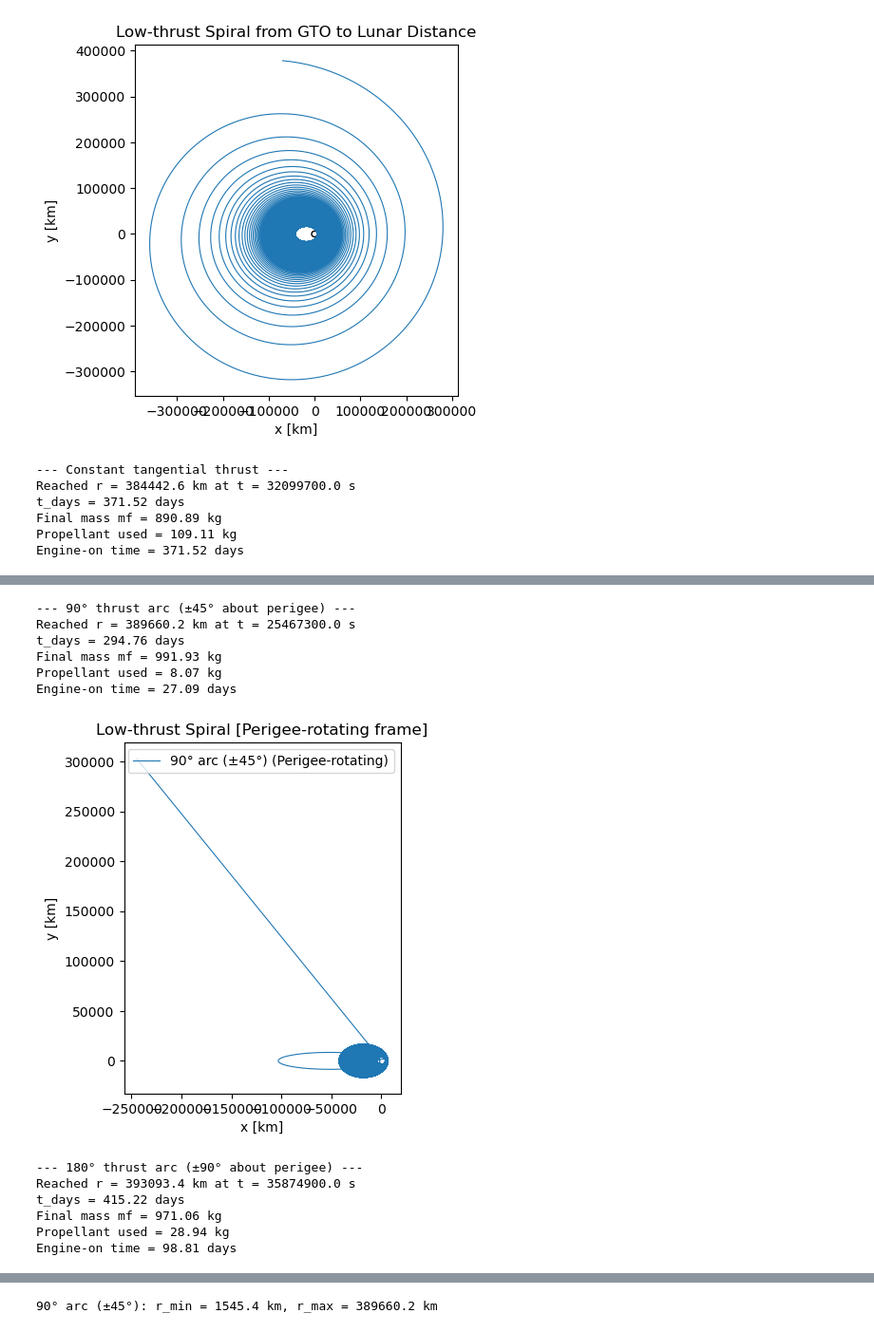
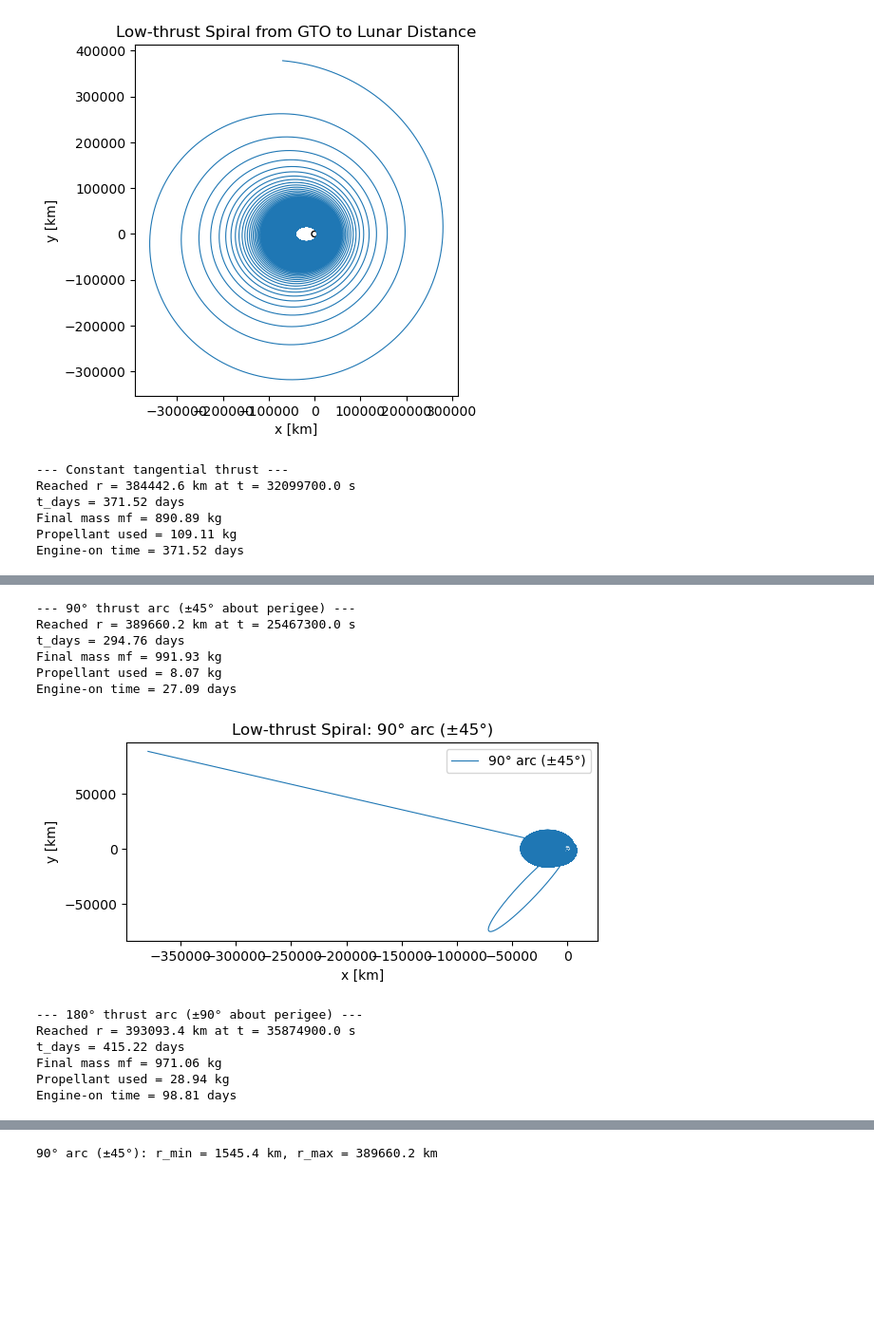
Before and after one commit to rebnoob/AE-105, a Jupyter notebook: src/HW_3/test.ipynb, the cells around one changed output, grey strips where cells are left out. Shown at 95% size. Cells and saved outputs as stored; diff of their text form; code cells hidden in the pictures; blank space fills up the shorter version.

```diff
--- a/src/HW_3/test.ipynb
+++ b/src/HW_3/test.ipynb
@@ -133,7 +133,7 @@ mdot = -T_N / (Isp * g0)   # kg/s
 
 
 # -----------------------------
-# True anomaly & rotating-frame helpers
+# True anomaly helper
 # -----------------------------
 def true_anomaly_from_state(x, y, vx, vy):
     """Return osculating true anomaly (rad) for planar motion."""
@@ -165,32 +165,6 @@ def thrust_allowed(state, arc_half_width_rad):
     nu = true_anomaly_from_state(x, y, vx, vy)
     return abs(nu) <= arc_half_width_rad
 
-def perigee_angle(state):
-    """Return argument of periapsis (rad) for planar orbit."""
-    x, y, vx, vy, _ = state
-    r = math.hypot(x, y)
-    if r == 0.0:
-        return 0.0
-    hz = x*vy - y*vx
-    vxh_x = vy*hz
-    vxh_y = -vx*hz
-    rhat_x = x / r
-    rhat_y = y / r
-    ex = vxh_x / mu - rhat_x
-    ey = vxh_y / mu - rhat_y
-    if math.hypot(ex, ey) < 1e-8:
-        return math.atan2(y, x)
-    return math.atan2(ey, ex)
-
-def rotate_to_perigee_frame(state):
-    x, y, vx, vy, _ = state
-    omega = perigee_angle(state)
-    cos_w = math.cos(omega)
-    sin_w = math.sin(omega)
-    x_rot = x * cos_w + y * sin_w
-    y_rot = -x * sin_w + y * cos_w
-    return x_rot, y_rot
-
 
 # -----------------------------
 # Derivative maker + RK4
@@ -205,6 +179,7 @@ def make_deriv(arc_half_width_deg=None):
         x, y, vx, vy, m = state
         r = math.hypot(x, y)
 
+        # Gravity
         ax_g = -mu * x / r**3
         ay_g = -mu * y / r**3
 
@@ -244,6 +219,12 @@ def rk4_step(deriv, state, dt):
 # -----------------------------
 def simulate(arc_half_width_deg=None, dt=300.0, max_steps=400_000,
              store_trajectory=False, log_history=False):
+    """
+    arc_half_width_deg:
+        None -> constant thrust (always on)
+        45   -> 90° thrust arc total (±45°)
+        90   -> 180° thrust arc total (±90°)
+    """
     if arc_half_width_deg is not None:
         arc_half_width_rad = math.radians(arc_half_width_deg)
     else:
@@ -256,16 +237,9 @@ def simulate(arc_half_width_deg=None, dt=300.0, max_steps=400_000,
     thrust_time = 0.0
 
     xs, ys = [], []
-    xs_rot, ys_rot = [], []
-    xs_thrust, ys_thrust = [], []
-    xs_thrust_rot, ys_thrust_rot = [], []
     if store_trajectory:
-        def store_point(target_list, data):
-            target_list[0].append(data[0])
-            target_list[1].append(data[1])
-        store_point((xs, ys), (state[0], state[1]))
-        xr, yr = rotate_to_perigee_frame(state)
-        store_point((xs_rot, ys_rot), (xr, yr))
+        xs.append(state[0])
+        ys.append(state[1])
 
     history = {"r": [], "thrust_on": []} if log_history else None
 
@@ -273,23 +247,16 @@ def simulate(arc_half_width_deg=None, dt=300.0, max_steps=400_000,
         x, y, vx, vy, m = state
         r = math.hypot(x, y)
 
-        thrusting_now = thrust_allowed(state, arc_half_width_rad) and m > 0
-
         if history is not None:
             history["r"].append(r)
-            history["thrust_on"].append(thrusting_now)
+            history["thrust_on"].append(thrust_allowed(state, arc_half_width_rad) and m > 0)
 
         if r >= rf:
             break
 
+        thrusting_now = thrust_allowed(state, arc_half_width_rad) and m > 0
         if thrusting_now:
             thrust_time += dt
-            if store_trajectory:
-                xs_thrust.append(x)
-                ys_thrust.append(y)
-                xr, yr = rotate_to_perigee_frame(state)
-                xs_thrust_rot.append(xr)
-                ys_thrust_rot.append(yr)
 
         state = rk4_step(deriv, state, dt)
         t += dt
@@ -297,9 +264,6 @@ def simulate(arc_half_width_deg=None, dt=300.0, max_steps=400_000,
         if store_trajectory:
             xs.append(state[0])
             ys.append(state[1])
-            xr, yr = rotate_to_perigee_frame(state)
-            xs_rot.append(xr)
-            ys_rot.append(yr)
 
     x, y, vx, vy, mf = state
     r_final = math.hypot(x, y)
@@ -311,12 +275,6 @@ def simulate(arc_half_width_deg=None, dt=300.0, max_steps=400_000,
         "r_final": r_final,
         "xs": xs if store_trajectory else None,
         "ys": ys if store_trajectory else None,
-        "xs_rot": xs_rot if store_trajectory else None,
-        "ys_rot": ys_rot if store_trajectory else None,
-        "xs_thrust": xs_thrust if store_trajectory else None,
-        "ys_thrust": ys_thrust if store_trajectory else None,
-        "xs_thrust_rot": xs_thrust_rot if store_trajectory else None,
-        "ys_thrust_rot": ys_thrust_rot if store_trajectory else None,
         "thrust_time": thrust_time,
         "history": history,
         "dt": dt,
@@ -326,32 +284,15 @@ def simulate(arc_half_width_deg=None, dt=300.0, max_steps=400_000,
 # -----------------------------
 # Plot helper
 # -----------------------------
-def plot_trajectory(res, label, frame="rotating", thrust_only=False):
-    if frame == "rotating" and res["xs_rot"] is not None:
-        xs = res["xs_rot"]
-        ys = res["ys_rot"]
-        xs_th = res["xs_thrust_rot"]
-        ys_th = res["ys_thrust_rot"]
-        frame_label = "Perigee-rotating"
-    else:
-        xs = res["xs"]
-        ys = res["ys"]
-        xs_th = res["xs_thrust"]
-        ys_th = res["ys_thrust"]
-        frame_label = "Inertial"
-
+def plot_trajectory(xs, ys, label):
     fig, ax = plt.subplots()
-    if thrust_only:
-        ax.plot(xs_th, ys_th, linewidth=1.0, label=f"{label} thrust arcs")
-    else:
-        ax.plot(xs, ys, linewidth=0.4, color="tab:gray", label=f"{label} coast", alpha=0.4)
-        ax.plot(xs_th, ys_th, linewidth=1.2, color="tab:blue", label=f"{label} thrust")
+    ax.plot(xs, ys, linewidth=0.8, label=label)
     earth = plt.Circle((0, 0), Re, fill=False)
     ax.add_artist(earth)
     ax.set_aspect('equal', 'box')
     ax.set_xlabel('x [km]')
     ax.set_ylabel('y [km]')
-    ax.set_title(f'Low-thrust Spiral [{frame_label}]')
+    ax.set_title(f'Low-thrust Spiral: {label}')
     ax.legend()
     plt.show()
 
@@ -369,7 +310,7 @@ print(f"Final mass mf = {res_const['mf']:.2f} kg")
 print(f"Propellant used = {m0 - res_const['mf']:.2f} kg")
 print(f"Engine-on time = {res_const['thrust_time']/86400:.2f} days\n")
 
-plot_trajectory(res_const, "Constant thrust", frame="rotating", thrust_only=False)
+plot_trajectory(res_const["xs"], res_const["ys"], "Constant thrust")
 
 res_90 = simulate(arc_half_width_deg=45.0, store_trajectory=True, log_history=True)
 
@@ -380,7 +321,7 @@ print(f"Final mass mf = {res_90['mf']:.2f} kg")
 print(f"Propellant used = {m0 - res_90['mf']:.2f} kg")
 print(f"Engine-on time = {res_90['thrust_time']/86400:.2f} days\n")
 
-plot_trajectory(res_90, "90° arc (±45°)", frame="rotating", thrust_only=True)
+plot_trajectory(res_90["xs"], res_90["ys"], "90° arc (±45°)")
 
 res_180 = simulate(arc_half_width_deg=90.0, store_trajectory=True, log_history=True)
 
@@ -391,7 +332,7 @@ print(f"Final mass mf = {res_180['mf']:.2f} kg")
 print(f"Propellant used = {m0 - res_180['mf']:.2f} kg")
 print(f"Engine-on time = {res_180['thrust_time']/86400:.2f} days\n")
 
-plot_trajectory(res_180, "180° arc (±90°)", frame="rotating", thrust_only=True)
+plot_trajectory(res_180["xs"], res_180["ys"], "180° arc (±90°)")
 # %% [output]
 --- Constant tangential thrust ---
 Reached r = 384442.6 km at t = 32099700.0 s
@@ -403,10 +344,10 @@ Engine-on time = 371.52 days
 --- 90° thrust arc (±45° about perigee) ---
 Reached r = 389660.2 km at t = 25467300.0 s
 t_days = 294.76 days
 Final mass mf = 991.93 kg
 Propellant used = 8.07 kg
 Engine-on time = 27.09 days
-[figure, old version]
+[figure, new version]
 --- 180° thrust arc (±90° about perigee) ---
 Reached r = 393093.4 km at t = 35874900.0 s
 t_days = 415.22 days
```
Also changed, not shown: parts of 1 cell of this notebook, 30 other files.
